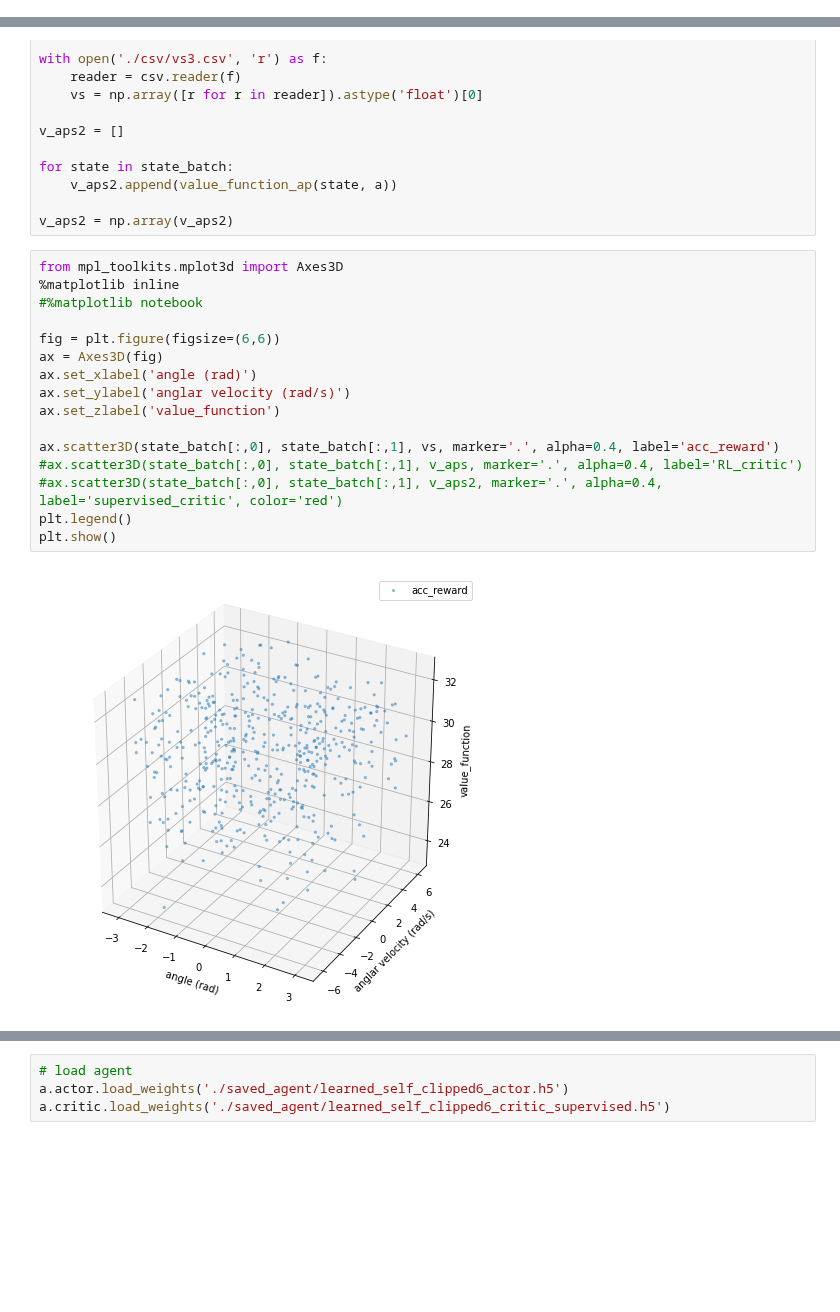
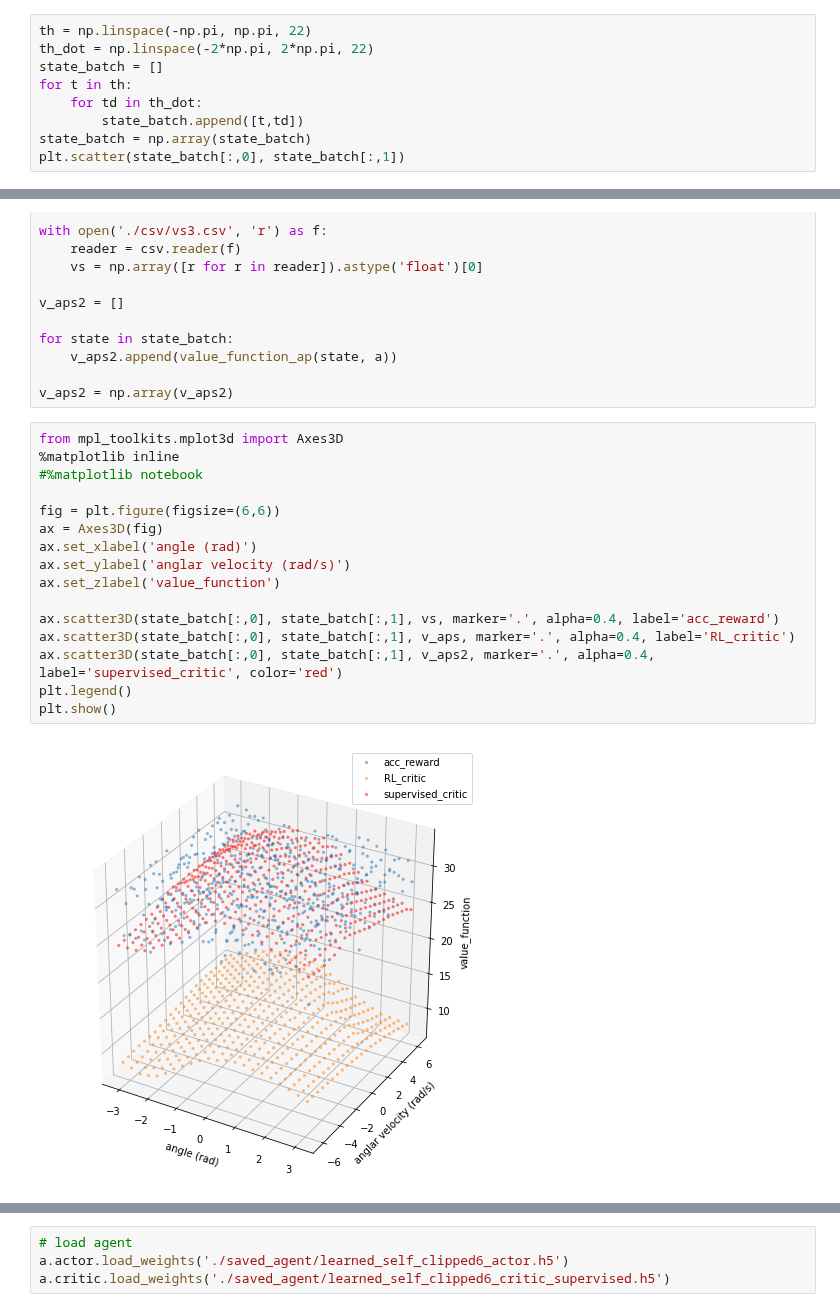
Before and after one commit to ibuki1024/eventDDPG, a Jupyter notebook: notebook/self_trigger/critic_approximation.ipynb, the cells around one changed output, grey strips where cells are left out. Drawn from its saved outputs; the diff is of its cells as text; blank space fills up the shorter version.

```diff
--- a/notebook/self_trigger/critic_approximation.ipynb
+++ b/notebook/self_trigger/critic_approximation.ipynb
@@ -159,3 +159,12 @@ plt.scatter(state_batch[:,0], state_batch[:,1])
 # %% [output]
 <matplotlib.collections.PathCollection at 0x...>
 [figure]
+# %%
+th = np.linspace(-np.pi, np.pi, 22)
+th_dot = np.linspace(-2*np.pi, 2*np.pi, 22)
+state_batch = []
+for t in th:
+    for td in th_dot:
+        state_batch.append([t,td])
+state_batch = np.array(state_batch)
+plt.scatter(state_batch[:,0], state_batch[:,1])
@@ -449,18 +460,18 @@ v_aps2 = np.array(v_aps2)
 # %%
 from mpl_toolkits.mplot3d import Axes3D
 %matplotlib inline
 #%matplotlib notebook
 
 fig = plt.figure(figsize=(6,6))
 ax = Axes3D(fig)
 ax.set_xlabel('angle (rad)')
 ax.set_ylabel('anglar velocity (rad/s)')
 ax.set_zlabel('value_function')
 
 ax.scatter3D(state_batch[:,0], state_batch[:,1], vs, marker='.', alpha=0.4, label='acc_reward')
-#ax.scatter3D(state_batch[:,0], state_batch[:,1], v_aps, marker='.', alpha=0.4, label='RL_critic')
-#ax.scatter3D(state_batch[:,0], state_batch[:,1], v_aps2, marker='.', alpha=0.4, label='supervised_critic', color='red')
+ax.scatter3D(state_batch[:,0], state_batch[:,1], v_aps, marker='.', alpha=0.4, label='RL_critic')
+ax.scatter3D(state_batch[:,0], state_batch[:,1], v_aps2, marker='.', alpha=0.4, label='supervised_critic', color='red')
 plt.legend()
 plt.show()
 # %% [output]
-[figure, old version]
+[figure, new version]
```
Also changed, not shown: parts of 5 cells of this notebook, 5 other files.
